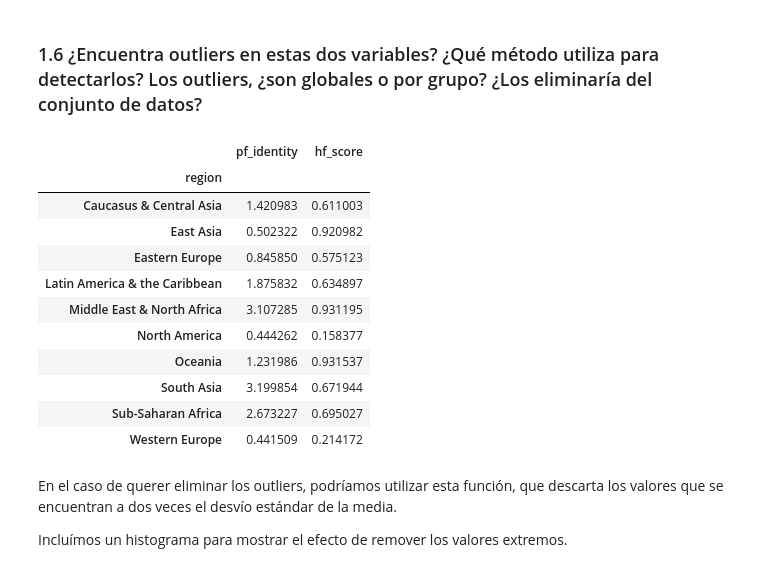
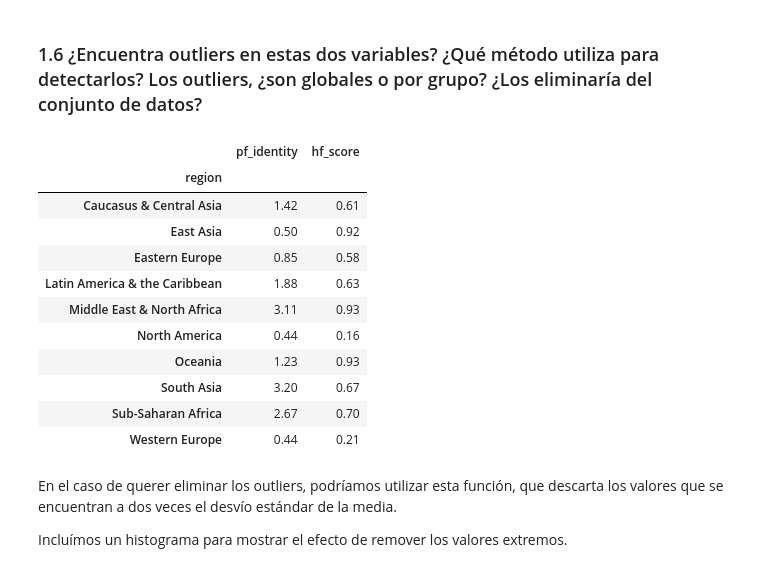
Before and after one commit to GatitoNegro/diplodatosAyVD, a Jupyter notebook: Practico1.ipynb, the cells around one changed output. Drawn from its saved outputs; the diff is of its cells as text; code cells hidden in the pictures.

```diff
--- a/Practico1.ipynb
+++ b/Practico1.ipynb
@@ -383,10 +380,0 @@ Una posible solución es utilizar la función dropna(). Ésta logra eliminar una
-# %%
-#Reemplazando NaN con mediana de cada país
-"""
-paises=dataset.countries.unique()
-for pais in paises:
-  dataset.pf_identity.fillna(dataset[dataset.countries==pais].pf_identity.median(),inplace=True)
-  dataset.hf_score.fillna(dataset[dataset.countries==pais].hf_score.median()#,inplace=True)
-  print('Pais:'+pais+' - pf:'+str(dataset[dataset.countries==pais].pf_identity.median())+' - hf:'+str(dataset[dataset.countries==pais].hf_score.median()))
-dataset[dataset.countries=='Sudan']
-"""
@@ -394,0 +381,4 @@ dataset[dataset.countries=='Sudan']
+# %%
+dataset=dataset.dropna(subset=['hf_score', 'pf_score', 'pf_identity'])
+dataset_latamYCaribe = dataset[dataset.region == 'Latin America & the Caribbean'] # Recalculamos el dataset sin los nan
+dataset.isna().sum()
@@ -401,21 +409,21 @@ Sin embargo, los mismos se podrían sanear utilizando algún estadístico como l
 # %%
 # Deseamos comparar resultados globales y regionales para obtener conclusiones sobre esto.
 # Obtención de la Desviación Estándar
-desviacion_region=dataset.groupby(["region"]).std()[['pf_identity', 'hf_score']]
+desviacion_region=dataset.groupby(["region"]).std()[['pf_identity', 'hf_score']].round(2)
 desviacion_region
 # %% [output]
 |  | pf_identity | hf_score |
 | region |  |  |
-| Caucasus & Central Asia | 1.420983 | 0.611003 |
-| East Asia | 0.502322 | 0.920982 |
-| Eastern Europe | 0.845850 | 0.575123 |
-| Latin America & the Caribbean | 1.875832 | 0.634897 |
-| Middle East & North Africa | 3.107285 | 0.931195 |
-| North America | 0.444262 | 0.158377 |
-| Oceania | 1.231986 | 0.931537 |
-| South Asia | 3.199854 | 0.671944 |
-| Sub-Saharan Africa | 2.673227 | 0.695027 |
-| Western Europe | 0.441509 | 0.214172 |
+| Caucasus & Central Asia | 1.42 | 0.61 |
+| East Asia | 0.50 | 0.92 |
+| Eastern Europe | 0.85 | 0.58 |
+| Latin America & the Caribbean | 1.88 | 0.63 |
+| Middle East & North Africa | 3.11 | 0.93 |
+| North America | 0.44 | 0.16 |
+| Oceania | 1.23 | 0.93 |
+| South Asia | 3.20 | 0.67 |
+| Sub-Saharan Africa | 2.67 | 0.70 |
+| Western Europe | 0.44 | 0.21 |
 # %% [markdown]
 En el caso de querer eliminar los outliers, podríamos utilizar esta función, que descarta los valores que se encuentran a dos veces el desvío estándar de la media.
 
```
Also changed, not shown: parts of 21 cells of this notebook.
